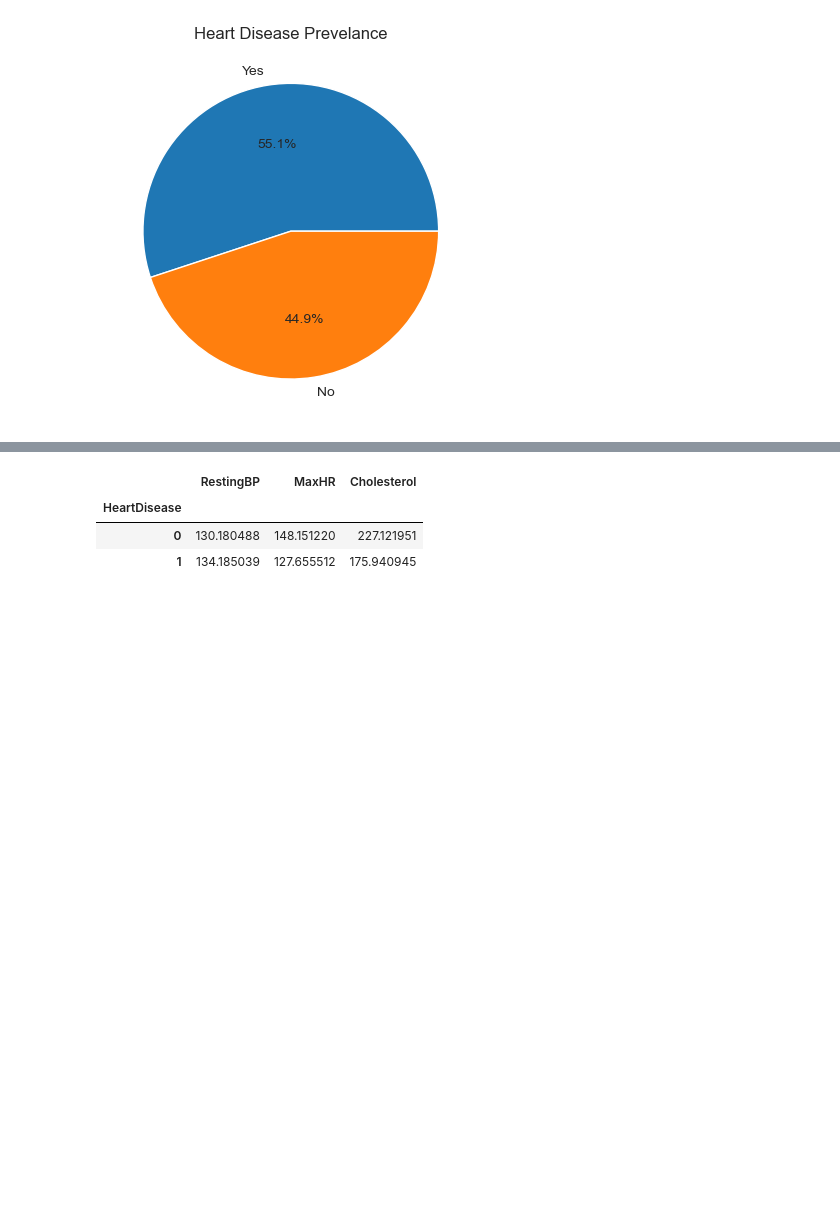
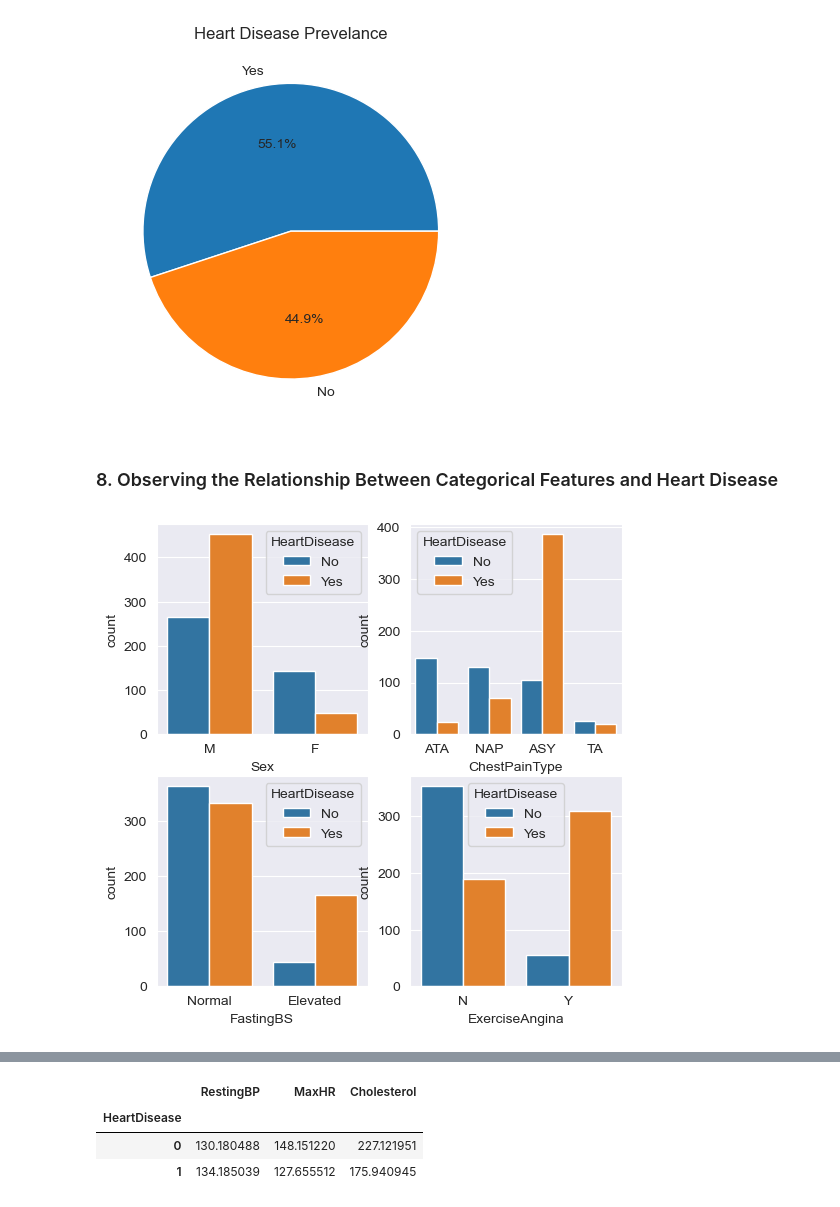
Before and after one commit to malikka-rajshahi/Heart-Failure-Analysis, a Jupyter notebook: HeartAnalysisCombined.ipynb, the cells around one changed output, grey strips where cells are left out. Saved outputs shown, nothing was run; the diff lists cells and outputs as text; code cells hidden in the pictures; blank space fills up the shorter version.

Commit message:
categorical/continuous visuals

```diff
--- a/HeartAnalysisCombined.ipynb
+++ b/HeartAnalysisCombined.ipynb
@@ -208,3 +208,22 @@ plt.pie(data, labels=['Yes', 'No'], autopct='%1.1f%%')
 plt.title('Heart Disease Prevelance');
 # %% [output]
 [figure]
+# %% [markdown]
+### 8. Observing the Relationship Between Categorical Features and Heart Disease
+# %%
+plt.figure(figsize=(6, 6))
+plt.subplot(2, 2, 1)
+sns.countplot(data=df, x='Sex', hue='HeartDisease')
+
+plt.subplot(2, 2, 2)
+sns.countplot(data=df, x='ChestPainType', hue='HeartDisease')
+
+plt.subplot(2, 2, 3)
+sns.countplot(data=df, x='FastingBS', hue='HeartDisease')
+
+plt.subplot(2, 2, 4)
+sns.countplot(data=df, x='ExerciseAngina', hue='HeartDisease')
+
+plt.show()
+# %% [output]
+[figure, added]
```
Also changed, not shown: parts of 3 cells of this notebook.
